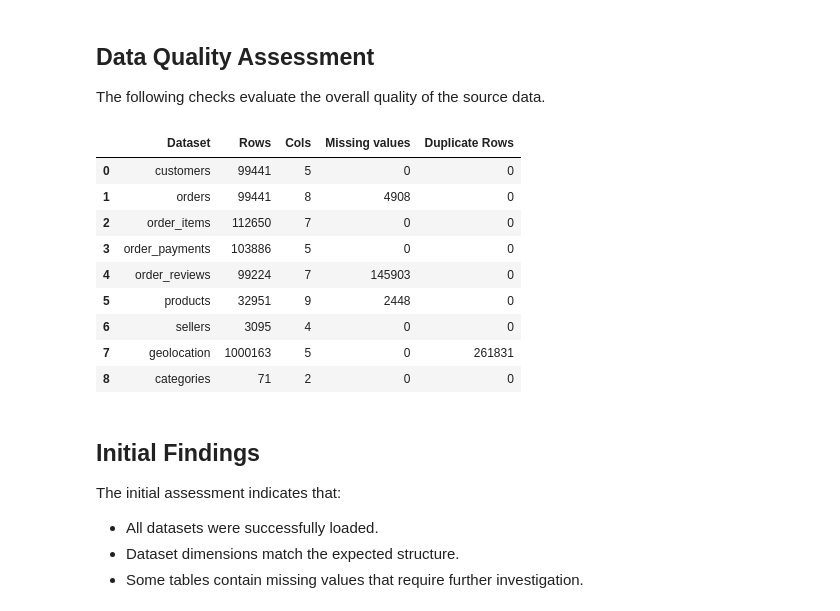
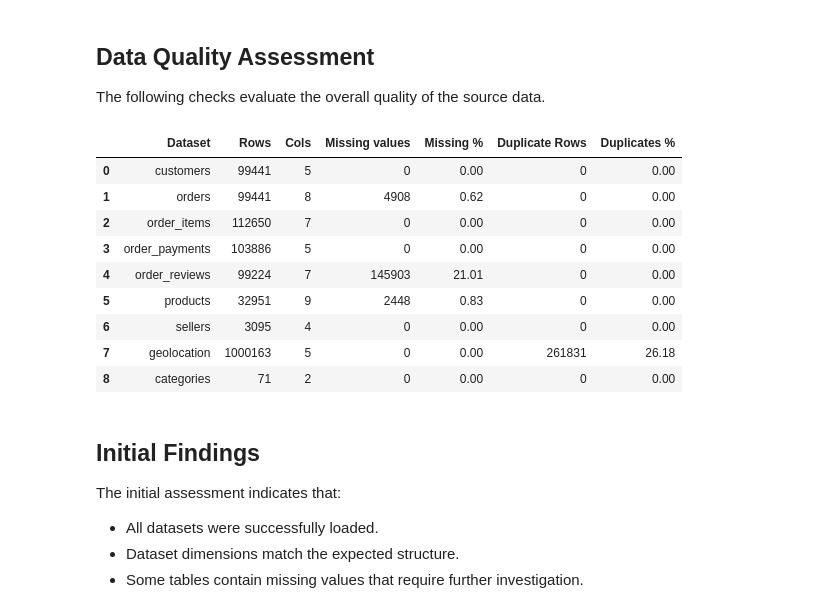
Before and after one commit to Nymzyr/TechMarket-Analytics, a Jupyter notebook: 01_Business_Overview_(EDA)/01_Data_Loading.ipynb, the cells around one changed output. Drawn from its saved outputs; the diff is of its cells as text; code cells hidden in the pictures.

Commit message:
Day 2 Data Audit

```diff
--- a/01_Business_Overview_(EDA)/01_Data_Loading.ipynb
+++ b/01_Business_Overview_(EDA)/01_Data_Loading.ipynb
@@ -48,8 +48,8 @@ dataset_files = {
 }
 # %%
 datasets = {}
-for name, file in dataset_files.items():
-    datasets[name] = pd.read_csv(DATA_PATH / file)
+for name, filename in dataset_files.items():
+    datasets[name] = pd.read_csv(DATA_PATH / filename)
 # %% [markdown]
 ## Dataset Overview
 
@@ -88,8 +96,10 @@ for name, df in datasets.items():
     print(name.upper())
     print("=" * 80)
     display(df.head(3))
-    print()
-    df.info()
+    display(df.dtypes.to_frame("Data Type"))
+    print(f"Rows: {df.shape[0]:,}")
+    print(f"Columns: {df.shape[1]}")
+    print(df.info())
     print("\n")
 # %% [output]
 ================================================================================
@@ -219,28 +212,30 @@ The following checks evaluate the overall quality of the source data.
 # %%
 quality_report = []
 
 for name, df in datasets.items():
     quality_report.append({
         "Dataset": name,
         "Rows": df.shape[0],
         "Cols": df.shape[1],
         "Missing values": df.isna().sum().sum(),
-        "Duplicate Rows": df.duplicated().sum()
+        "Missing %": ((df.isna().sum().sum() / (df.shape[0] * df.shape[1])) * 100).round(2),
+        "Duplicate Rows": df.duplicated().sum(),
+        "Duplicates %": ((df.duplicated().sum() / df.shape[0]) * 100).round(2),
     })
 
 quality_report = pd.DataFrame(quality_report)
 quality_report
 # %% [output]
-|  | Dataset | Rows | Cols | Missing values | Duplicate Rows |
-| 0 | customers | 99441 | 5 | 0 | 0 |
-| 1 | orders | 99441 | 8 | 4908 | 0 |
-| 2 | order_items | 112650 | 7 | 0 | 0 |
-| 3 | order_payments | 103886 | 5 | 0 | 0 |
-| 4 | order_reviews | 99224 | 7 | 145903 | 0 |
-| 5 | products | 32951 | 9 | 2448 | 0 |
-| 6 | sellers | 3095 | 4 | 0 | 0 |
-| 7 | geolocation | 1000163 | 5 | 0 | 261831 |
-| 8 | categories | 71 | 2 | 0 | 0 |
+|  | Dataset | Rows | Cols | Missing values | Missing % | Duplicate Rows | Duplicates % |
+| 0 | customers | 99441 | 5 | 0 | 0.00 | 0 | 0.00 |
+| 1 | orders | 99441 | 8 | 4908 | 0.62 | 0 | 0.00 |
+| 2 | order_items | 112650 | 7 | 0 | 0.00 | 0 | 0.00 |
+| 3 | order_payments | 103886 | 5 | 0 | 0.00 | 0 | 0.00 |
+| 4 | order_reviews | 99224 | 7 | 145903 | 21.01 | 0 | 0.00 |
+| 5 | products | 32951 | 9 | 2448 | 0.83 | 0 | 0.00 |
+| 6 | sellers | 3095 | 4 | 0 | 0.00 | 0 | 0.00 |
+| 7 | geolocation | 1000163 | 5 | 0 | 0.00 | 261831 | 26.18 |
+| 8 | categories | 71 | 2 | 0 | 0.00 | 0 | 0.00 |
 # %% [markdown]
 ## Initial Findings
 
```
Also changed, not shown: parts of 2 cells of this notebook, 2 other files.
